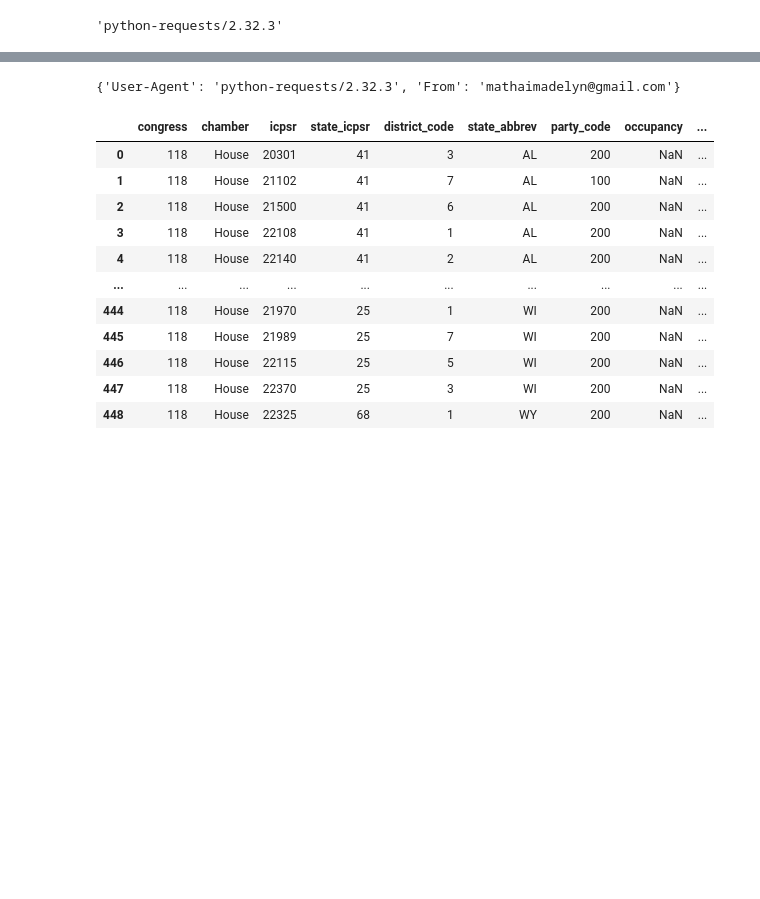
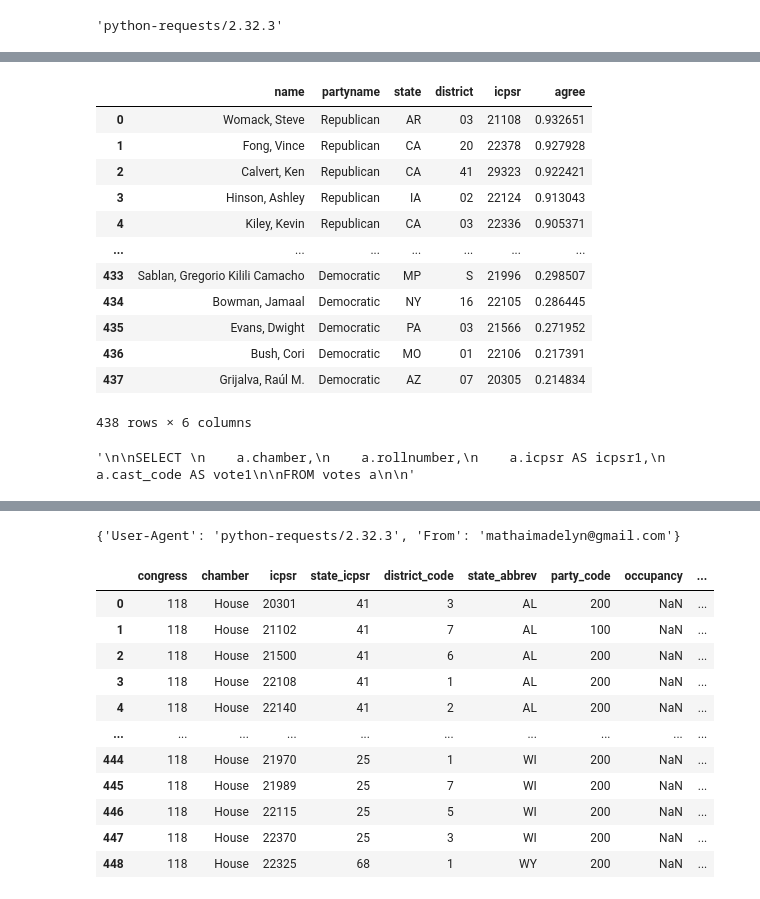
Before and after one commit to mathaim/contrans2024, a Jupyter notebook: sandbox.ipynb, the cells around one changed output, grey strips where cells are left out. Drawn from its saved outputs; the diff is of its cells as text; code cells hidden in the pictures; blank space fills up the shorter version.

```diff
--- a/sandbox.ipynb
+++ b/sandbox.ipynb
@@ -33,0 +39,3 @@ AttributeError: 'contrans' object has no attribute 'postgrespassword'
+# %%
+votes=ct.get_votes()
+ct.make_votes_df(votes, engine)
@@ -72,3 +147,59 @@ members
+# %%
+# create voting affinity table
+myquery = '''
+with member_14854 as (
+SELECT
+    a.icpsr AS icpsr1,
+    b.icpsr AS icpsr2,
+    AVG(CASE WHEN (a.cast_code = b.cast_code) THEN 1 ELSE 0 END) AS agree
+FROM votes a
+INNER JOIN votes b
+    ON a.chamber = b.chamber
+    AND a.rollnumber = b.rollnumber
+WHERE a.icpsr = 14854 AND b.icpsr != 14854
+GROUP BY icpsr2, icpsr1
+ORDER BY agree DESC
+), members_info as (
+SELECT
+    name,
+    partyname,
+    state,
+    district,
+    CAST(icpsr AS INT) AS icpsr
+FROM members)
+SELECT
+    m.name,
+    m.partyname,
+    m.state,
+    m.district,
+    m.icpsr,
+    v.agree
+FROM member_14854 v
+INNER JOIN members_info m
+    ON v.icpsr2 = m.icpsr
+WHERE m.icpsr IS NOT NULL
+ORDER BY agree DESC
+
+'''
+pd.read_sql_query(myquery, con =engine)
+# %% [output]
+|  | name | partyname | state | district | icpsr | agree |
+| 0 | Womack, Steve | Republican | AR | 03 | 21108 | 0.932651 |
+| 1 | Fong, Vince | Republican | CA | 20 | 22378 | 0.927928 |
+| 2 | Calvert, Ken | Republican | CA | 41 | 29323 | 0.922421 |
+| 3 | Hinson, Ashley | Republican | IA | 02 | 22124 | 0.913043 |
+| 4 | Kiley, Kevin | Republican | CA | 03 | 22336 | 0.905371 |
+| ... | ... | ... | ... | ... | ... | ... |
+| 433 | Sablan, Gregorio Kilili Camacho | Democratic | MP | S | 21996 | 0.298507 |
+| 434 | Bowman, Jamaal | Democratic | NY | 16 | 22105 | 0.286445 |
+| 435 | Evans, Dwight | Democratic | PA | 03 | 21566 | 0.271952 |
+| 436 | Bush, Cori | Democratic | MO | 01 | 22106 | 0.217391 |
+| 437 | Grijalva, Raúl M. | Democratic | AZ | 07 | 20305 | 0.214834 |
+438 rows × 6 columns
+# %%
+myquery
+# %% [output]
+'\n\nSELECT \n    a.chamber,\n    a.rollnumber,\n    a.icpsr AS icpsr1,\n    a.cast_code AS vote1\n\nFROM votes a\n\n'
 # %%
 members = ct.get_bioguideIDs()
 members
```
Also changed, not shown: parts of 25 cells of this notebook.
